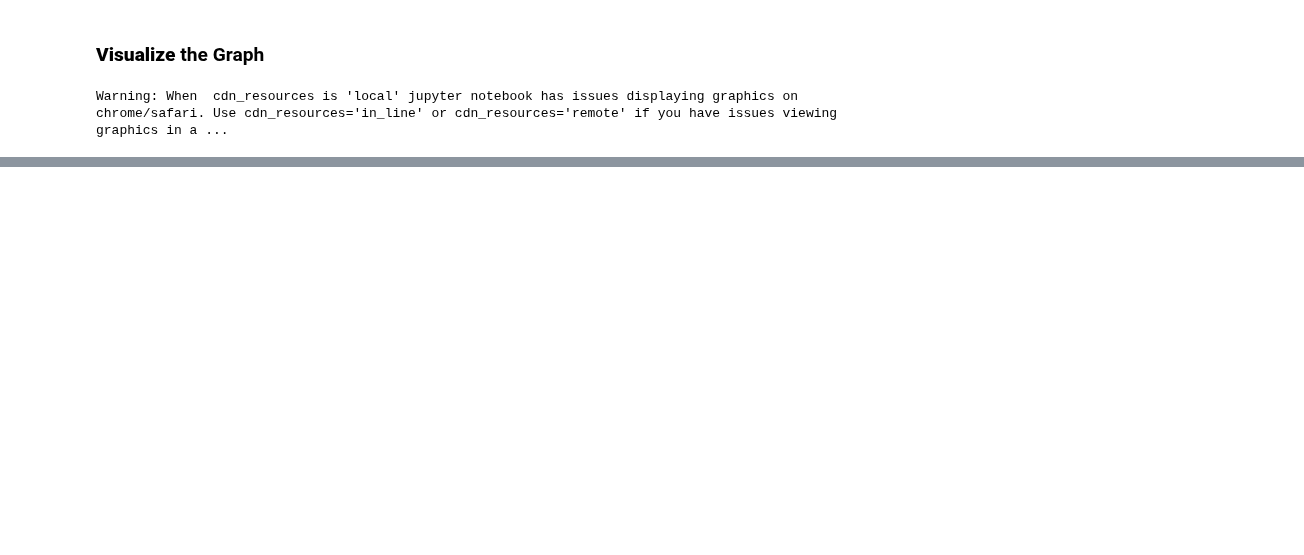
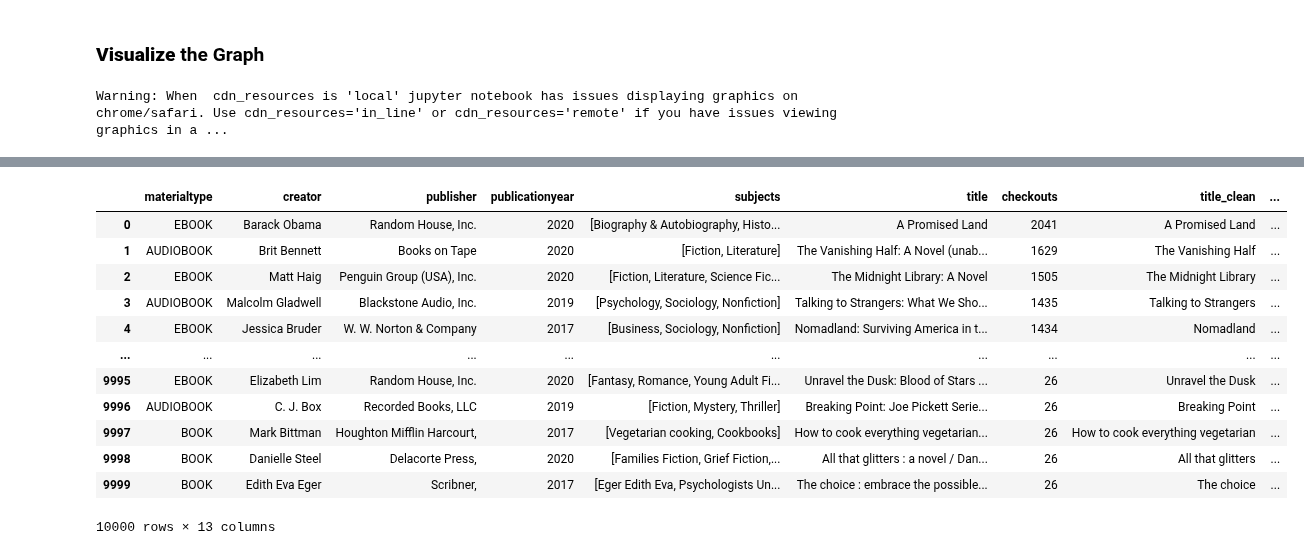
Before and after one commit to th-schmidt/2023-2024_Data_Librarian_Thomas_Schmidt, a Jupyter notebook: Modul_1/Aufgabe3_python/SeattleLib_KnowledgeGraph.ipynb, the cells around one changed output, grey strips where cells are left out. Drawn from its saved outputs; the diff is of its cells as text; code cells hidden in the pictures; blank space fills up the shorter version.

```diff
--- a/Modul_1/Aufgabe3_python/SeattleLib_KnowledgeGraph.ipynb
+++ b/Modul_1/Aufgabe3_python/SeattleLib_KnowledgeGraph.ipynb
@@ -301,0 +466,5 @@ seattleLib_2021.html
+# %%
+df, ents = link_my_df(filename='2021_seattle_lib_checkouts.feather',
+                rows=100,
+                columns=['creator', 'materialtype', 'publisher_clean', 'title_clean'],
+                threads=64)
@@ -301,0 +536,9 @@ seattleLib_2021.html
+# %%
+# Load DataFrame
+filename = '2021_seattle_lib_checkouts.feather'
+df = pd.read_feather(filename)
+# %%
+# Select specific columns for linking to wikidata and clean them
+df = create_dataframe(df, rows=30000)
+df = clean_dataframe(df)
+df.head()
@@ -301,0 +554,5 @@ seattleLib_2021.html
+# %%
+df, ents = el.link_to_wikidata(df,
+                               columns=['creator', 'title_clean', 'materialtype', 'publisher_clean'],
+                               threads=32,
+                               ents={})
@@ -301,0 +580,16 @@ seattleLib_2021.html
+# %%
+df
+# %% [output]
+|  | materialtype | creator | publisher | publicationyear | subjects | title | checkouts | title_clean | ... |
+| 0 | EBOOK | Barack Obama | Random House, Inc. | 2020 | [Biography & Autobiography, Histo... | A Promised Land | 2041 | A Promised Land | ... |
+| 1 | AUDIOBOOK | Brit Bennett | Books on Tape | 2020 | [Fiction, Literature] | The Vanishing Half: A Novel (unab... | 1629 | The Vanishing Half | ... |
+| 2 | EBOOK | Matt Haig | Penguin Group (USA), Inc. | 2020 | [Fiction, Literature, Science Fic... | The Midnight Library: A Novel | 1505 | The Midnight Library | ... |
+| 3 | AUDIOBOOK | Malcolm Gladwell | Blackstone Audio, Inc. | 2019 | [Psychology, Sociology, Nonfiction] | Talking to Strangers: What We Sho... | 1435 | Talking to Strangers | ... |
+| 4 | EBOOK | Jessica Bruder | W. W. Norton & Company | 2017 | [Business, Sociology, Nonfiction] | Nomadland: Surviving America in t... | 1434 | Nomadland | ... |
+| ... | ... | ... | ... | ... | ... | ... | ... | ... | ... |
+| 9995 | EBOOK | Elizabeth Lim | Random House, Inc. | 2020 | [Fantasy, Romance, Young Adult Fi... | Unravel the Dusk: Blood of Stars ... | 26 | Unravel the Dusk | ... |
+| 9996 | AUDIOBOOK | C. J. Box | Recorded Books, LLC | 2019 | [Fiction, Mystery, Thriller] | Breaking Point: Joe Pickett Serie... | 26 | Breaking Point | ... |
+| 9997 | BOOK | Mark Bittman | Houghton Mifflin Harcourt, | 2017 | [Vegetarian cooking, Cookbooks] | How to cook everything vegetarian... | 26 | How to cook everything vegetarian | ... |
+| 9998 | BOOK | Danielle Steel | Delacorte Press, | 2020 | [Families Fiction, Grief Fiction,... | All that glitters : a novel / Dan... | 26 | All that glitters | ... |
+| 9999 | BOOK | Edith Eva Eger | Scribner, | 2017 | [Eger Edith Eva, Psychologists Un... | The choice : embrace the possible... | 26 | The choice | ... |
+10000 rows × 13 columns
```
Also changed, not shown: parts of 41 cells of this notebook, 11 other files.
